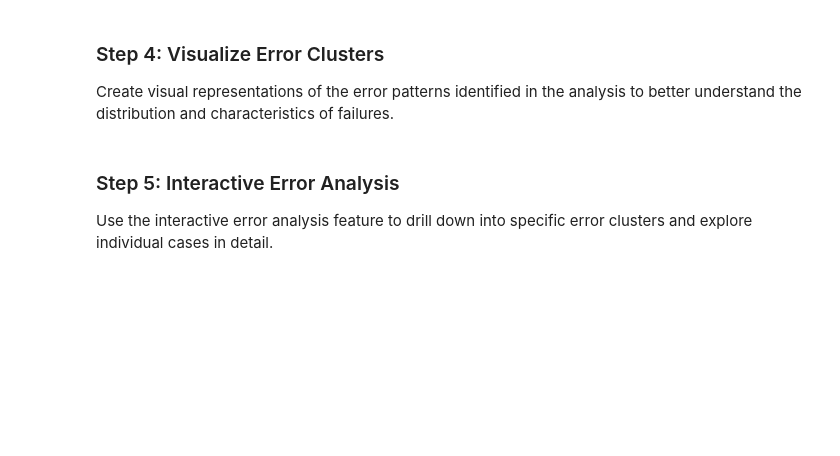
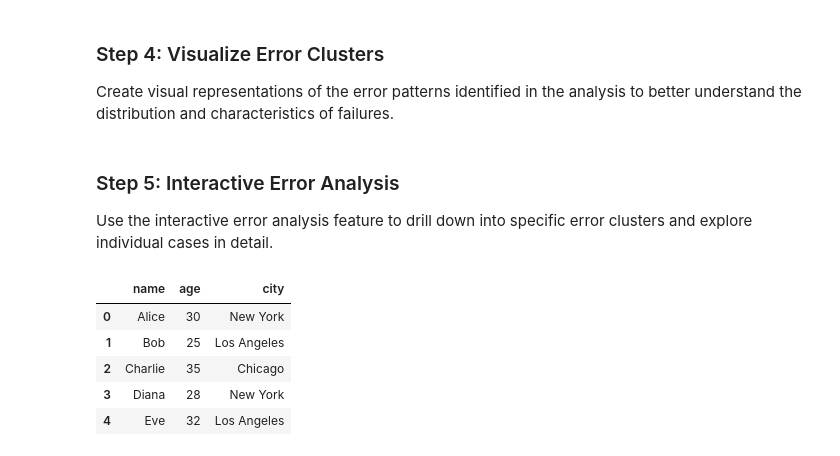
Before and after one commit to AliMahmoudzadeh/azure-sdk-for-python, a Jupyter notebook: sdk/evaluation/azure-ai-evaluation/azure/ai/evaluation/_agents/_critic_agent/run_critic_agent.ipynb, the cells around one changed output. Drawn from its saved outputs; the diff is of its cells as text; code cells hidden in the pictures; blank space fills up the shorter version.

```diff
--- a/sdk/evaluation/azure-ai-evaluation/azure/ai/evaluation/_agents/_critic_agent/run_critic_agent.ipynb
+++ b/sdk/evaluation/azure-ai-evaluation/azure/ai/evaluation/_agents/_critic_agent/run_critic_agent.ipynb
@@ -338,3 +338,28 @@ fig = add_text_with_shadow(
     shadow_color="lightgray", shadow_offset=(3, -3)
 )
 fig
+# %%
+# create a sample pandas dataframe form people, the columns would be name, age, city
+import pandas as pd
+data = {
+    "name": ["Alice", "Bob", "Charlie", "Diana", "Eve", "Frank", "Grace", "Henry", "Iris", "Jack",
+             "Kate", "Liam", "Maya", "Noah", "Olivia", "Paul", "Quinn", "Rachel", "Sam", "Tina",
+             "Uma", "Victor", "Wendy", "Xander", "Yara", "Zoe", "Aaron", "Betty", "Carl", "Donna",
+             "Eddie", "Fiona", "George", "Helen", "Ivan"],
+    "age": [30, 25, 35, 28, 32, 29, 26, 31, 27, 33, 24, 30, 29, 34, 28, 26, 31, 27, 33, 25,
+            29, 32, 28, 30, 26, 34, 31, 27, 29, 32, 25, 28, 30, 33, 26],
+    "city": ["New York", "Los Angeles", "Chicago", "New York", "Los Angeles", "Chicago", "New York", "Los Angeles", "Chicago", "New York",
+             "Los Angeles", "Chicago", "New York", "Los Angeles", "Chicago", "New York", "Los Angeles", "Chicago", "New York", "Los Angeles",
+             "Chicago", "New York", "Los Angeles", "Chicago", "New York", "Los Angeles", "Chicago", "New York", "Los Angeles", "Chicago",
+             "New York", "Los Angeles", "Chicago", "New York", "Los Angeles"]
+}
+df = pd.DataFrame(data)
+# %%
+df.head()
+# %% [output]
+|  | name | age | city |
+| 0 | Alice | 30 | New York |
+| 1 | Bob | 25 | Los Angeles |
+| 2 | Charlie | 35 | Chicago |
+| 3 | Diana | 28 | New York |
+| 4 | Eve | 32 | Los Angeles |
```
Also changed, not shown: parts of 1 cell of this notebook, 3 other files.
